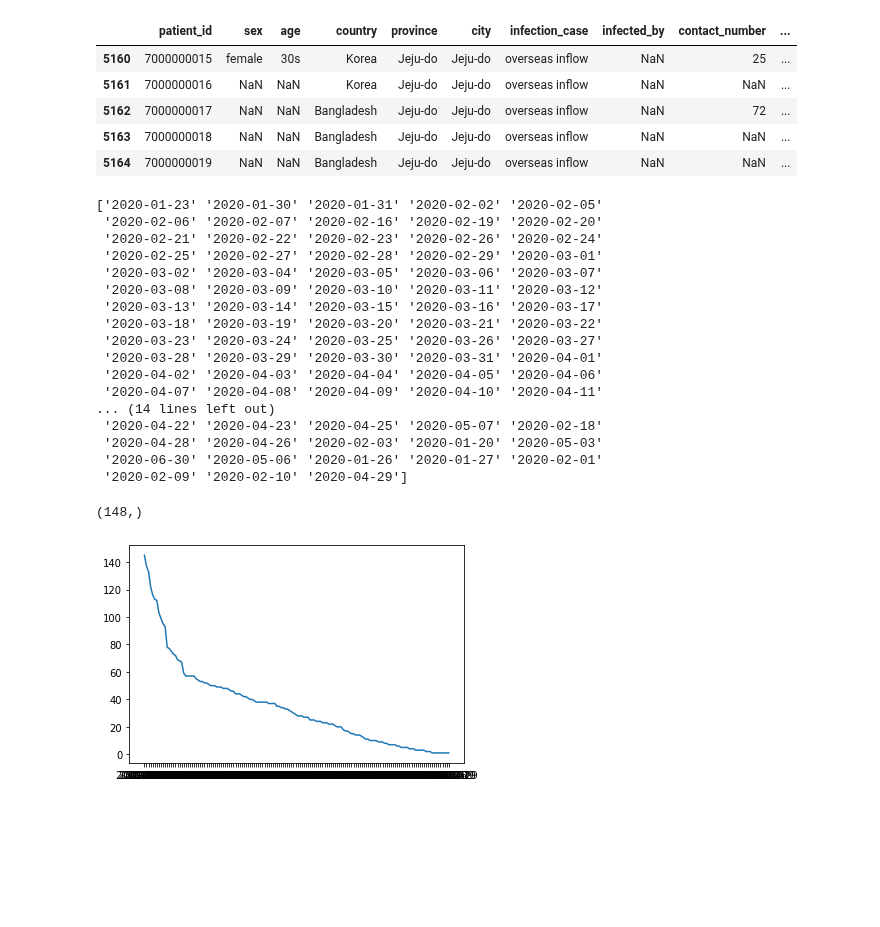
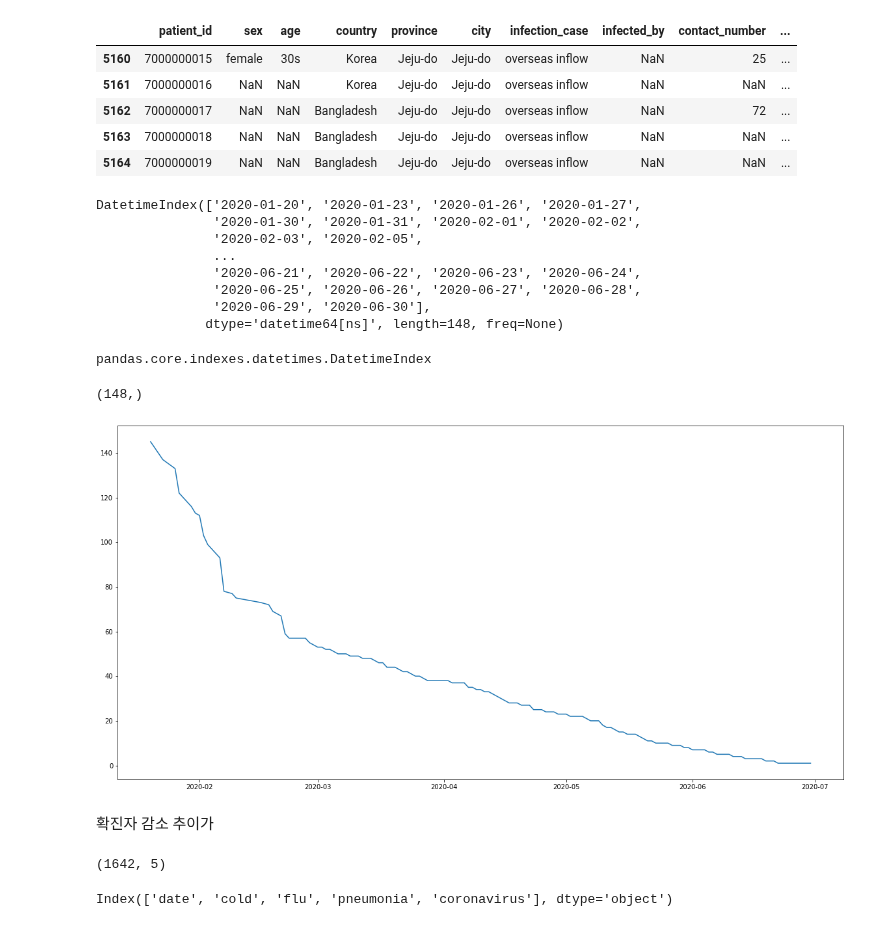
Before and after one commit to zzozzo/Datathon, a Jupyter notebook: data1.ipynb, the cells around one changed output. Drawn from its saved outputs; the diff is of its cells as text; code cells hidden in the pictures; blank space fills up the shorter version.

```diff
--- a/data1.ipynb
+++ b/data1.ipynb
@@ -100,26 +126,19 @@ duration = patient["confirmed_date"].unique()
 # duration = pd.to_datetime(duration)
 
 duration= duration[:-1]
+duration = pd.to_datetime(duration).sort_values()
 print(duration)
-# type(duration)
+type(duration)
 # duration=duration.loc[datetime(2020, 1, 23):datetime(2020, 6, 30)]
 # %% [output]
-['2020-01-23' '2020-01-30' '2020-01-31' '2020-02-02' '2020-02-05'
- '2020-02-06' '2020-02-07' '2020-02-16' '2020-02-19' '2020-02-20'
- '2020-02-21' '2020-02-22' '2020-02-23' '2020-02-26' '2020-02-24'
- '2020-02-25' '2020-02-27' '2020-02-28' '2020-02-29' '2020-03-01'
- '2020-03-02' '2020-03-04' '2020-03-05' '2020-03-06' '2020-03-07'
- '2020-03-08' '2020-03-09' '2020-03-10' '2020-03-11' '2020-03-12'
- '2020-03-13' '2020-03-14' '2020-03-15' '2020-03-16' '2020-03-17'
- '2020-03-18' '2020-03-19' '2020-03-20' '2020-03-21' '2020-03-22'
- '2020-03-23' '2020-03-24' '2020-03-25' '2020-03-26' '2020-03-27'
- '2020-03-28' '2020-03-29' '2020-03-30' '2020-03-31' '2020-04-01'
- '2020-04-02' '2020-04-03' '2020-04-04' '2020-04-05' '2020-04-06'
- '2020-04-07' '2020-04-08' '2020-04-09' '2020-04-10' '2020-04-11'
-... (14 lines left out)
- '2020-04-22' '2020-04-23' '2020-04-25' '2020-05-07' '2020-02-18'
- '2020-04-28' '2020-04-26' '2020-02-03' '2020-01-20' '2020-05-03'
- '2020-06-30' '2020-05-06' '2020-01-26' '2020-01-27' '2020-02-01'
- '2020-02-09' '2020-02-10' '2020-04-29']
+DatetimeIndex(['2020-01-20', '2020-01-23', '2020-01-26', '2020-01-27',
+               '2020-01-30', '2020-01-31', '2020-02-01', '2020-02-02',
+               '2020-02-03', '2020-02-05',
+               ...
+               '2020-06-21', '2020-06-22', '2020-06-23', '2020-06-24',
+               '2020-06-25', '2020-06-26', '2020-06-27', '2020-06-28',
+               '2020-06-29', '2020-06-30'],
+              dtype='datetime64[ns]', length=148, freq=None)
+pandas.core.indexes.datetimes.DatetimeIndex
 # %%
 #y축
@@ -129,7 +148,22 @@ print(confirmed_case.shape)
 # %% [output]
 (148,)
 # %%
+plt.figure(figsize=(20,10))
 plt.plot(duration,confirmed_case)
 plt.show()
 # %% [output]
-[figure, old version]
+[figure, new version]
+# %% [markdown]
+확진자 감소 추이가
+# %%
+search_data_path = join(data_dir, 'SearchTrend.csv')
+
+search = pd.read_csv(search_data_path)
+#patient["confirmed_date"] = pd.to_datetime(patient["confirmed_date"])
+print(search.shape)
+# %% [output]
+(1642, 5)
+# %%
+search.columns
+# %% [output]
+Index(['date', 'cold', 'flu', 'pneumonia', 'coronavirus'], dtype='object')
```
Also changed, not shown: parts of 11 cells of this notebook.
